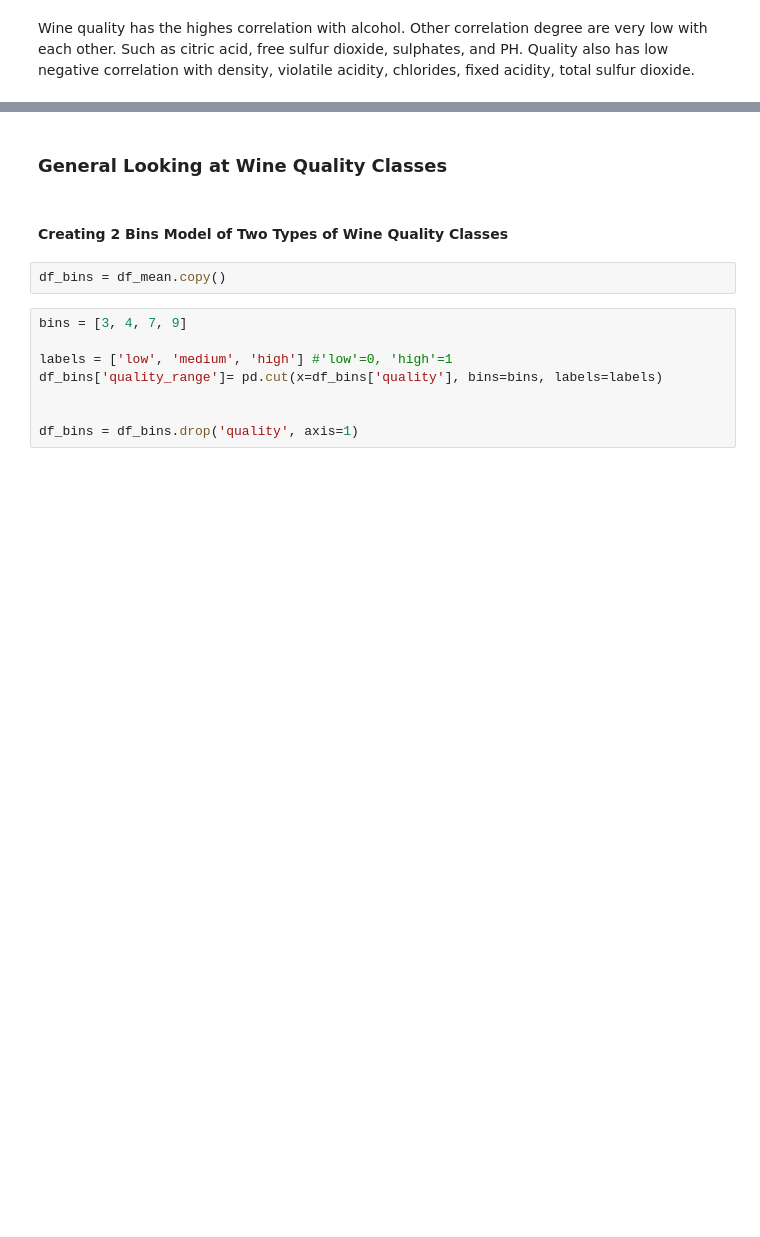
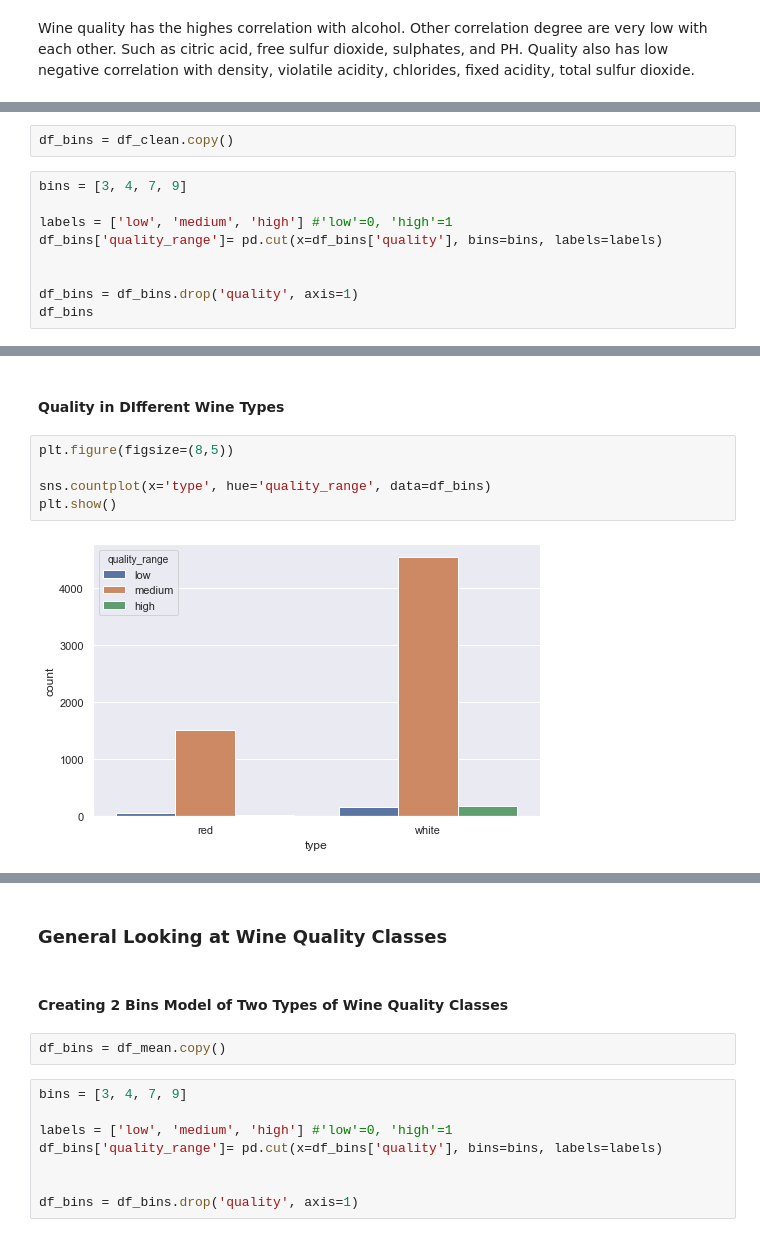
Before and after one commit to tegardp/data-science, a Jupyter notebook: Wine Quality/wine.ipynb, the cells around one changed output, grey strips where cells are left out. Cells and saved outputs as stored; diff of their text form; blank space fills up the shorter version.

```diff
--- a/Wine Quality/wine.ipynb
+++ b/Wine Quality/wine.ipynb
@@ -296,0 +255,11 @@ Wine quality has the highes correlation with alcohol. Other correlation degree a
+# %%
+df_bins = df_clean.copy()
+# %%
+bins = [3, 4, 7, 9]
+
+labels = ['low', 'medium', 'high'] #'low'=0, 'high'=1
+df_bins['quality_range']= pd.cut(x=df_bins['quality'], bins=bins, labels=labels)
+
+
+df_bins = df_bins.drop('quality', axis=1)
+df_bins
@@ -296,0 +280,9 @@ Wine quality has the highes correlation with alcohol. Other correlation degree a
+# %% [markdown]
+#### Quality in DIfferent Wine Types
+# %%
+plt.figure(figsize=(8,5))
+
+sns.countplot(x='type', hue='quality_range', data=df_bins)
+plt.show()
+# %% [output]
+[figure, added]
```
Also changed, not shown: parts of 96 cells of this notebook, 1 other file.
